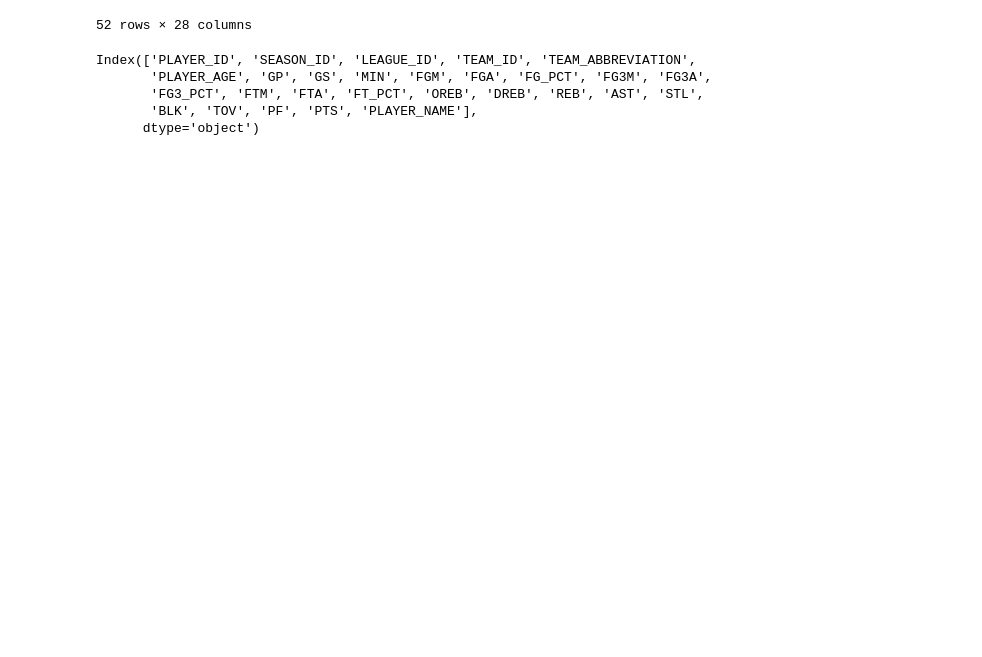
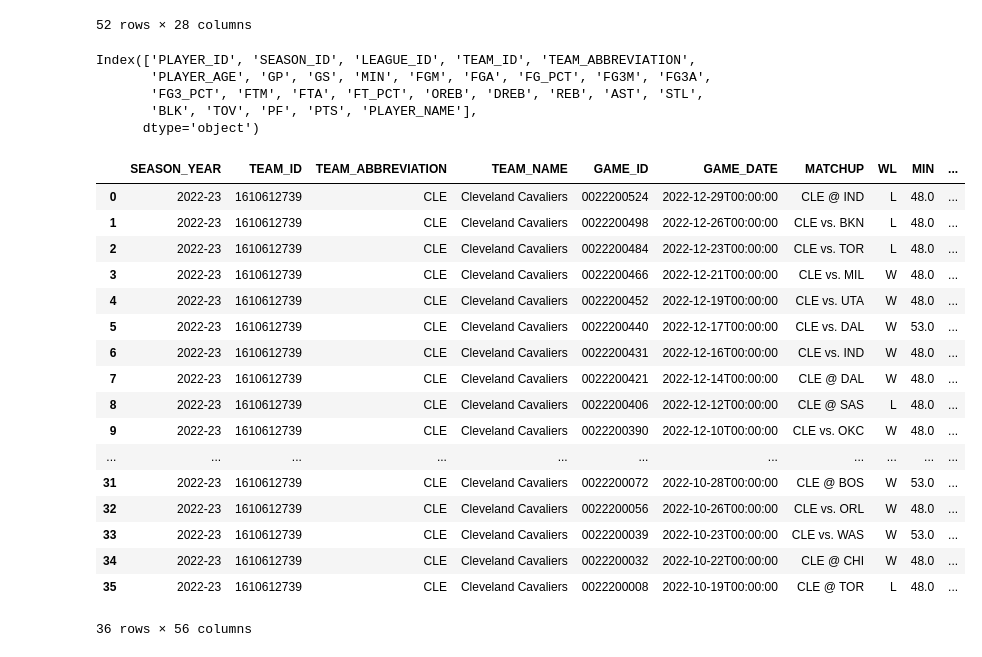
Before and after one commit to erictria/nba-himdex, a Jupyter notebook: api_test.ipynb, the cells around one changed output. Drawn from its saved outputs; the diff is of its cells as text; code cells hidden in the pictures; blank space fills up the shorter version.

```diff
--- a/api_test.ipynb
+++ b/api_test.ipynb
@@ -157,3 +173,29 @@ Index(['PLAYER_ID', 'SEASON_ID', 'LEAGUE_ID', 'TEAM_ID', 'TEAM_ABBREVIATION',
        'FG3_PCT', 'FTM', 'FTA', 'FT_PCT', 'OREB', 'DREB', 'REB', 'AST', 'STL',
        'BLK', 'TOV', 'PF', 'PTS', 'PLAYER_NAME'],
       dtype='object')
+# %%
+cavs_games = teamgamelogs.TeamGameLogs(
+    team_id_nullable = '1610612739',
+    season_nullable = '2022-23'
+)
+cavs_games_df = cavs_games.get_data_frames()[0]
+cavs_games_df
+# %% [output]
+|  | SEASON_YEAR | TEAM_ID | TEAM_ABBREVIATION | TEAM_NAME | GAME_ID | GAME_DATE | MATCHUP | WL | MIN | ... |
+| 0 | 2022-23 | 1610612739 | CLE | Cleveland Cavaliers | 0022200524 | 2022-12-29T00:00:00 | CLE @ IND | L | 48.0 | ... |
+| 1 | 2022-23 | 1610612739 | CLE | Cleveland Cavaliers | 0022200498 | 2022-12-26T00:00:00 | CLE vs. BKN | L | 48.0 | ... |
+| 2 | 2022-23 | 1610612739 | CLE | Cleveland Cavaliers | 0022200484 | 2022-12-23T00:00:00 | CLE vs. TOR | L | 48.0 | ... |
+| 3 | 2022-23 | 1610612739 | CLE | Cleveland Cavaliers | 0022200466 | 2022-12-21T00:00:00 | CLE vs. MIL | W | 48.0 | ... |
+| 4 | 2022-23 | 1610612739 | CLE | Cleveland Cavaliers | 0022200452 | 2022-12-19T00:00:00 | CLE vs. UTA | W | 48.0 | ... |
+| 5 | 2022-23 | 1610612739 | CLE | Cleveland Cavaliers | 0022200440 | 2022-12-17T00:00:00 | CLE vs. DAL | W | 53.0 | ... |
+| 6 | 2022-23 | 1610612739 | CLE | Cleveland Cavaliers | 0022200431 | 2022-12-16T00:00:00 | CLE vs. IND | W | 48.0 | ... |
+| 7 | 2022-23 | 1610612739 | CLE | Cleveland Cavaliers | 0022200421 | 2022-12-14T00:00:00 | CLE @ DAL | W | 48.0 | ... |
+| 8 | 2022-23 | 1610612739 | CLE | Cleveland Cavaliers | 0022200406 | 2022-12-12T00:00:00 | CLE @ SAS | L | 48.0 | ... |
+| 9 | 2022-23 | 1610612739 | CLE | Cleveland Cavaliers | 0022200390 | 2022-12-10T00:00:00 | CLE vs. OKC | W | 48.0 | ... |
+| ... | ... | ... | ... | ... | ... | ... | ... | ... | ... | ... |
+| 31 | 2022-23 | 1610612739 | CLE | Cleveland Cavaliers | 0022200072 | 2022-10-28T00:00:00 | CLE @ BOS | W | 53.0 | ... |
+| 32 | 2022-23 | 1610612739 | CLE | Cleveland Cavaliers | 0022200056 | 2022-10-26T00:00:00 | CLE vs. ORL | W | 48.0 | ... |
+| 33 | 2022-23 | 1610612739 | CLE | Cleveland Cavaliers | 0022200039 | 2022-10-23T00:00:00 | CLE vs. WAS | W | 53.0 | ... |
+| 34 | 2022-23 | 1610612739 | CLE | Cleveland Cavaliers | 0022200032 | 2022-10-22T00:00:00 | CLE @ CHI | W | 48.0 | ... |
+| 35 | 2022-23 | 1610612739 | CLE | Cleveland Cavaliers | 0022200008 | 2022-10-19T00:00:00 | CLE @ TOR | L | 48.0 | ... |
+36 rows × 56 columns
```
Also changed, not shown: parts of 21 cells of this notebook.
